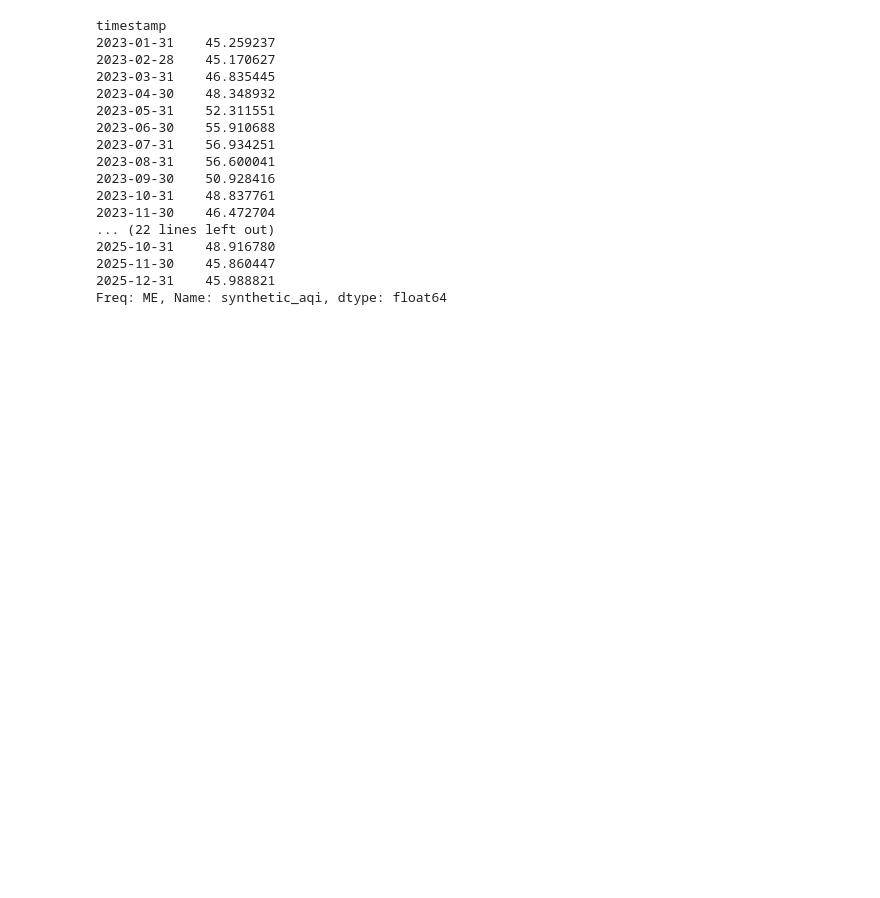
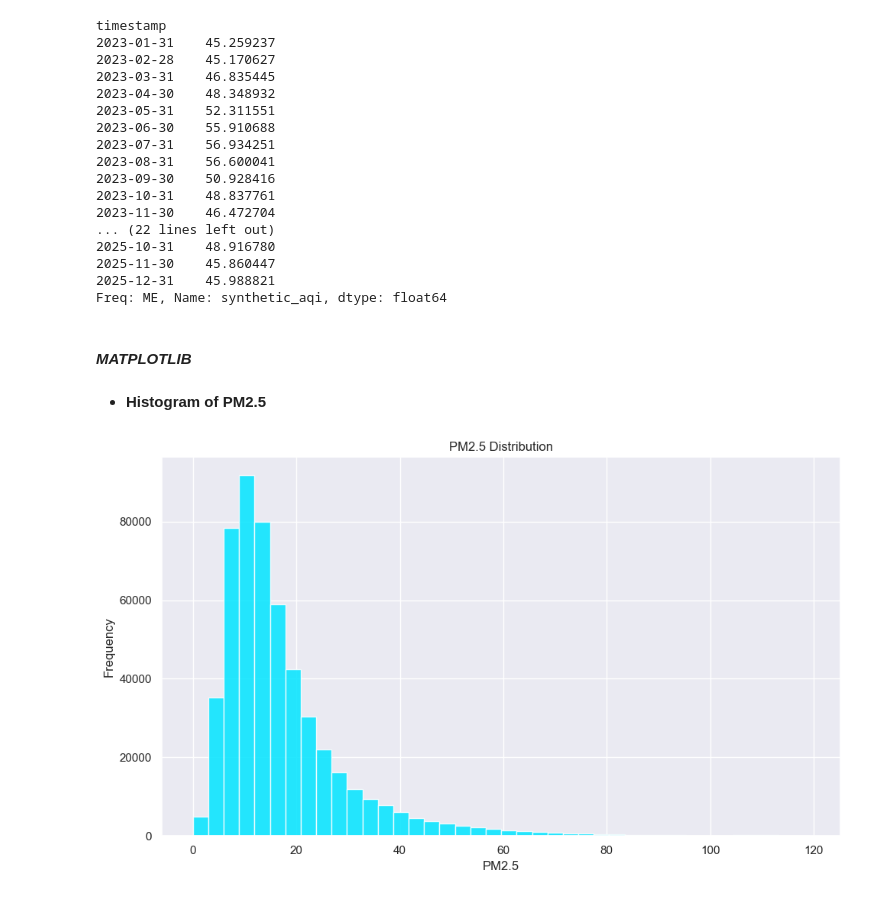
Before and after one commit to geershatisaxena/AQI-Data-Analysis, a Jupyter notebook: air quality.ipynb, the cells around one changed output. Saved outputs shown, nothing was run; the diff lists cells and outputs as text; code cells hidden in the pictures; blank space fills up the shorter version.

```diff
--- a/air quality.ipynb
+++ b/air quality.ipynb
@@ -489,3 +489,16 @@ timestamp
 2025-11-30    45.860447
 2025-12-31    45.988821
 Freq: ME, Name: synthetic_aqi, dtype: float64
+# %% [markdown]
+#### ***MATPLOTLIB***
+# %% [markdown]
+- **Histogram of PM2.5**
+# %%
+plt.figure(figsize=(10, 6))
+plt.hist(df["pm25"].dropna(), bins=40, color="#00E5FF", edgecolor="white", alpha=0.85)
+plt.title("PM2.5 Distribution")
+plt.xlabel("PM2.5")
+plt.ylabel("Frequency")
+plt.tight_layout()
+# %% [output]
+[figure, added]
```
